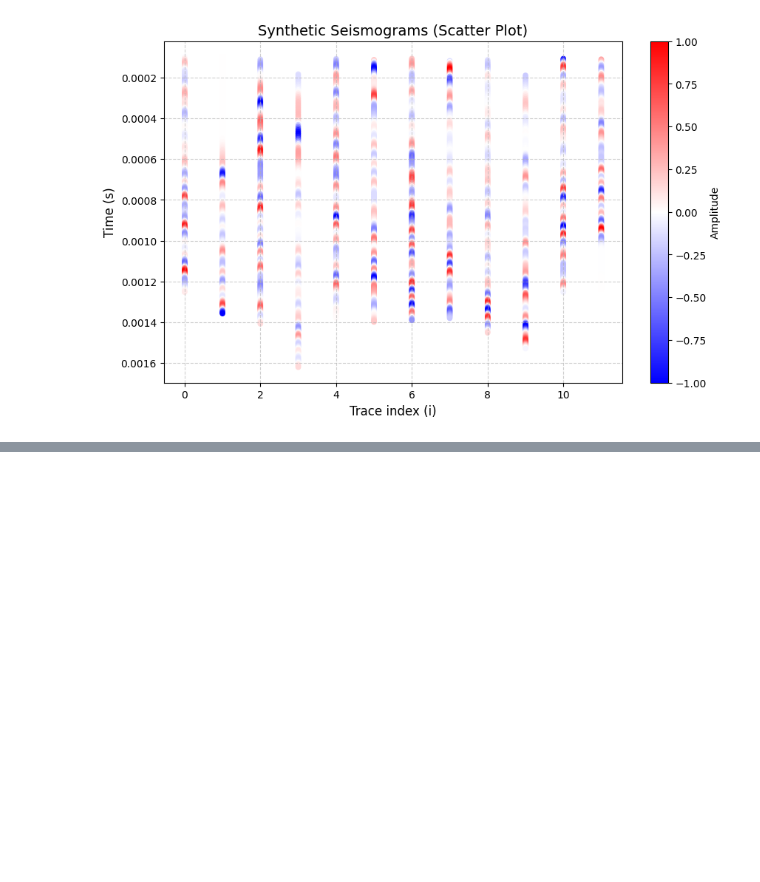
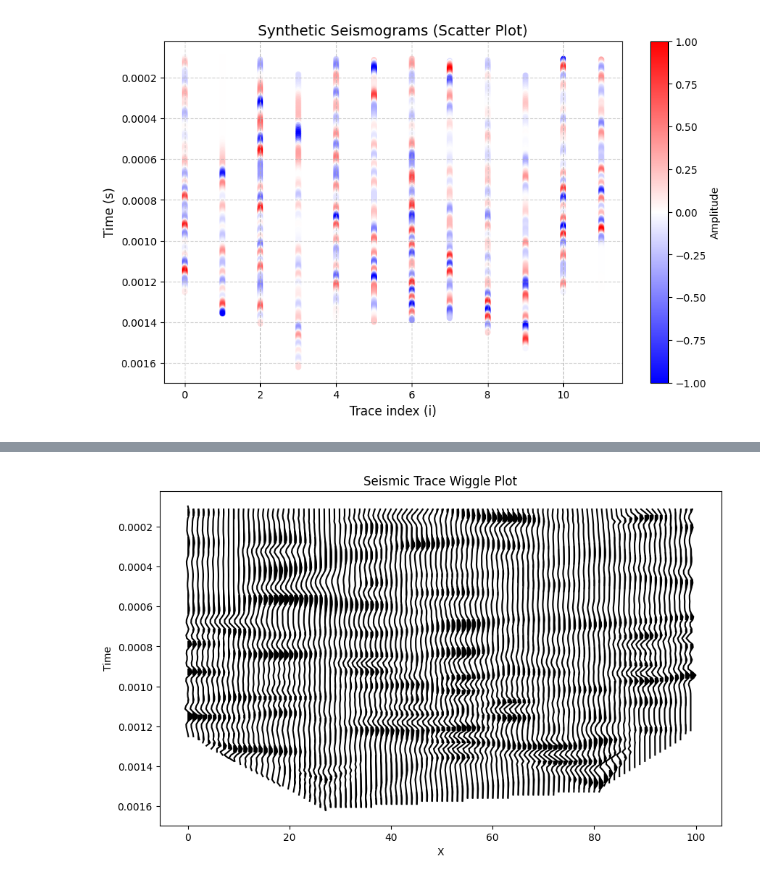
Before and after one commit to Dunckleosteus/seismic, a Jupyter notebook: seismic.ipynb, the cells around one changed output, grey strips where cells are left out. Cells and saved outputs as stored; diff of their text form; code cells hidden in the pictures; blank space fills up the shorter version.

Commit message:
Interpolation attempt with wiggle plot

```diff
--- a/seismic.ipynb
+++ b/seismic.ipynb
@@ -267,13 +276,17 @@ import matplotlib.pyplot as plt
 from scipy.interpolate import interp1d
 
 plt.figure(figsize=(10, 6))  # Taille du graphique
-
+traces = []
+rc_list = []
 for i, rc in enumerate(reflection_coeff):
     rc2, w2 = equalize_arrays(rc, w)  # Égalisation des longueurs
+
+
     syn = np.convolve(rc2, w2, mode='same')  # Convolution
-
+    traces.append(syn)
     # Extraction du temps correspondant à rc
     time_original = time_matrix[:, i]
+    rc_list.append(time_original)
 
     # Vérification et interpolation du temps si nécessaire
     if len(time_original) != len(rc2):
@@ -342,7 +357,7 @@ for i, rc in enumerate(reflection_coeff):
 data = {
     'x': x_values_list,
     'amplitude': amplitude_list,
-    'temps': time_list
+    'time': time_list
 }
 df = pd.DataFrame(data)
 
@@ -382,0 +415,29 @@ plt.show()
+# %%
+from scipy.interpolate import interp1d
+from scipy.interpolate import griddata
+
+# Create an interpolation function
+x = df['x'].values
+time = df['time'].values
+amplitude = df['amplitude'].values
+
+# Create a grid of points for interpolation
+xi = np.linspace(x.min(), x.max(), 100)
+ti = np.linspace(time.min(), time.max(), 100)
+xi, ti = np.meshgrid(xi, ti)
+
+# Perform the 2D interpolation
+zi = griddata((x, time), amplitude, (xi, ti), method='linear')
+
+plt.figure(figsize=(10, 6))
+for i in range(zi.shape[1]):
+    plt.plot(zi[:, i] + i, ti[:, i], 'k')
+    plt.fill_betweenx(ti[:, i], zi[:, i] + i, i, where=(zi[:, i] > 0), color='black')
+
+plt.xlabel('X')
+plt.ylabel('Time')
+plt.title('Seismic Trace Wiggle Plot')
+plt.gca().invert_yaxis()  # Invert y-axis to match seismic trace convention
+plt.show()
+# %% [output]
+[figure, added]
```
Also changed, not shown: parts of 13 cells of this notebook.
